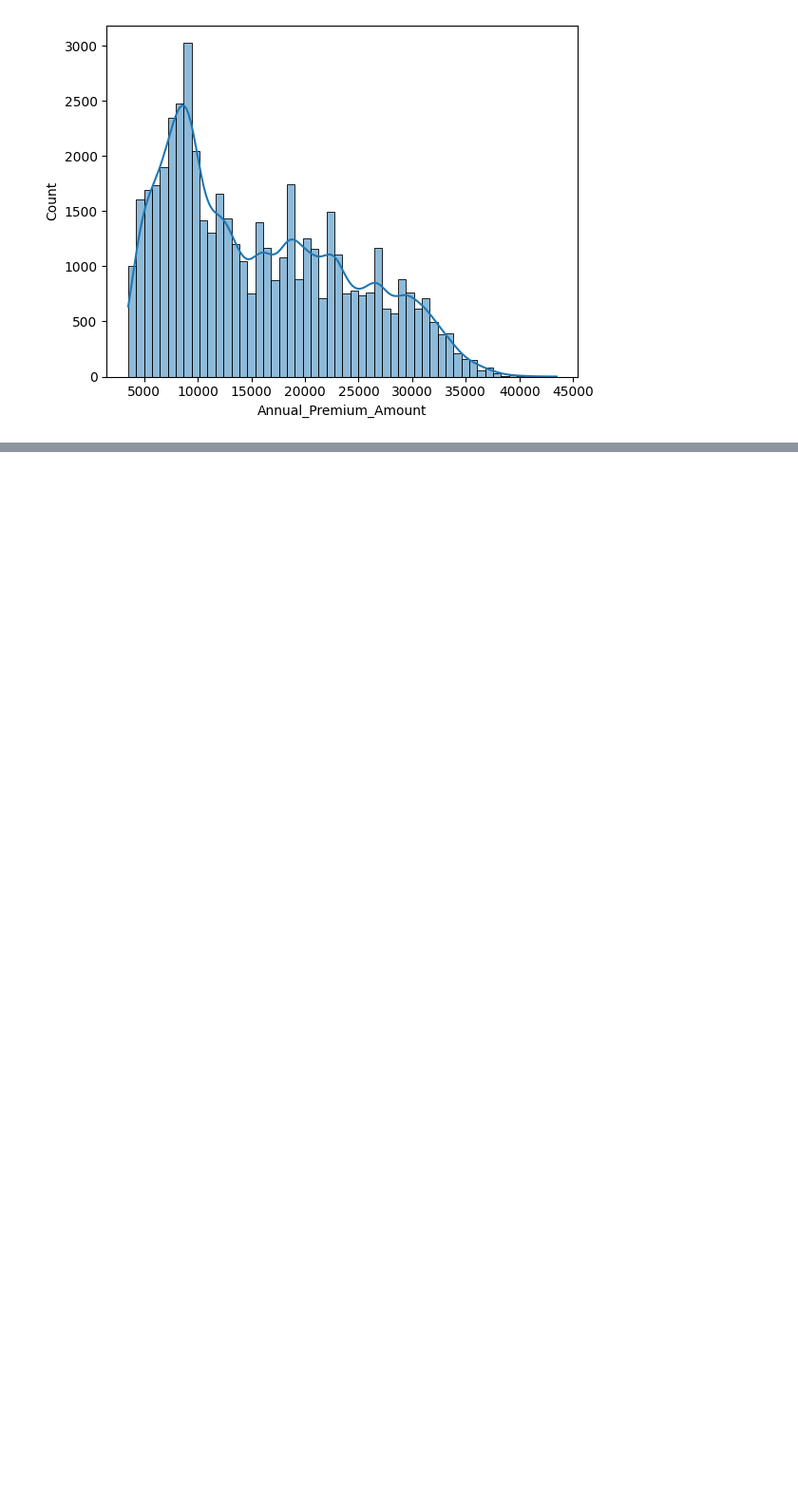
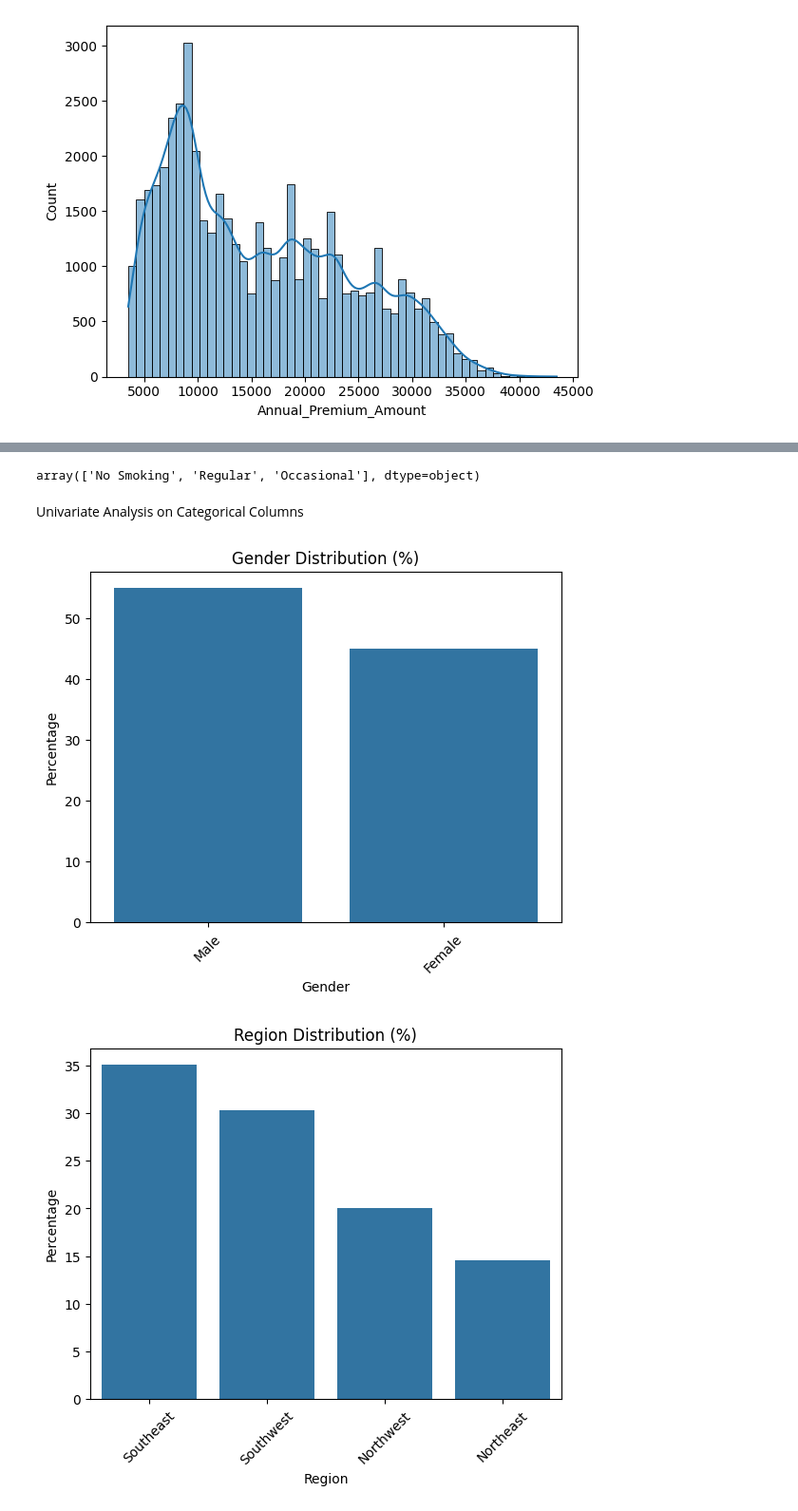
Before and after one commit to Ferozshah-DS/premium_prediction-regression-project, a Jupyter notebook: premium_prediction.ipynb, the cells around one changed output, grey strips where cells are left out. Shown at 95% size. Saved outputs shown, nothing was run; the diff lists cells and outputs as text; code cells hidden in the pictures; blank space fills up the shorter version.

```diff
--- a/premium_prediction.ipynb
+++ b/premium_prediction.ipynb
@@ -207,0 +200,3 @@ sns.scatterplot(x=df["Age"],y=def["
+# %%
+for col in categorical_col:
+    print(df2[col].unique())
@@ -207,0 +217,37 @@ sns.scatterplot(x=df["Age"],y=def["
+# %%
+df2["Smoking_Status"]=df2["Smoking_Status"].replace({
+'Smoking=0' : 'No Smoking',
+ 'Does Not Smoke': 'No Smoking',
+ 'Not Smoking' : 'No Smoking'
+
+})
+# %%
+df2["Smoking_Status"]. unique()
+# %% [output]
+array(['No Smoking', 'Regular', 'Occasional'], dtype=object)
+# %% [markdown]
+Univariate Analysis on Categorical Columns
+# %%
+import matplotlib.pyplot as plt
+import seaborn as sns
+
+categorical_cols = df2.select_dtypes("object").columns
+
+for col in categorical_cols:
+
+
+    percentage = df2[col].value_counts(normalize=True) * 100
+
+    sns.barplot(
+        x=percentage.index,
+        y=percentage.values
+    )
+
+    plt.title(f"{col} Distribution (%)")
+    plt.ylabel("Percentage")
+    plt.xticks(rotation=45)
+
+    plt.show()
+# %% [output]
+[figure, added]
+[figure, added]
```
Also changed, not shown: parts of 11 cells of this notebook.
